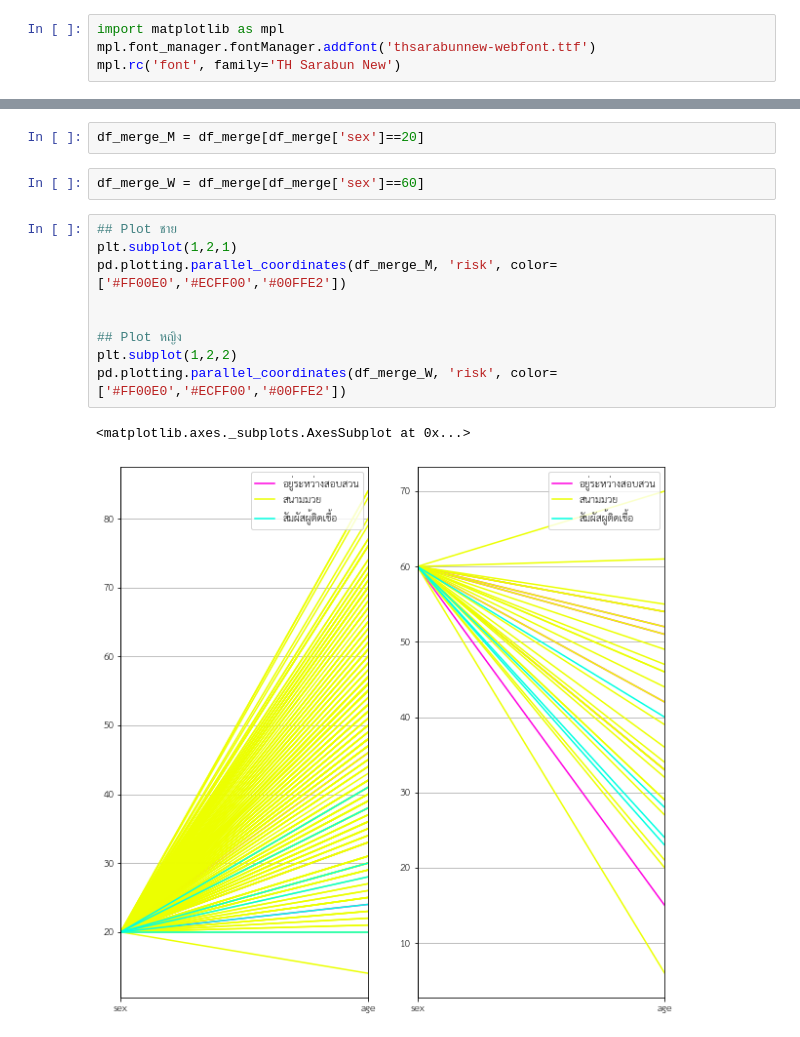
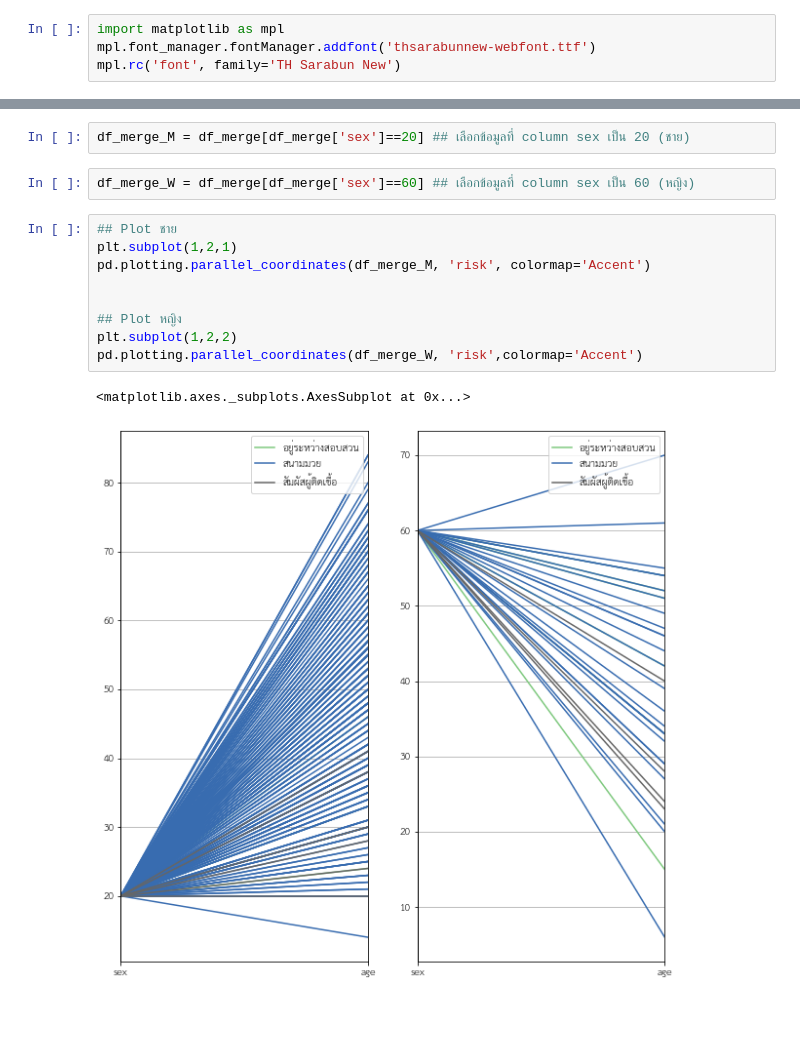
Before and after one commit to ThanikPimpiban/data_viz_2022, a Jupyter notebook: DataViz01_Table_Data.ipynb, the cells around one changed output, grey strips where cells are left out. Cells and saved outputs as stored; diff of their text form.

```diff
--- a/DataViz01_Table_Data.ipynb
+++ b/DataViz01_Table_Data.ipynb
@@ -293,16 +293,16 @@ fig
 # %%
-df_merge_M = df_merge[df_merge['sex']==20]
+df_merge_M = df_merge[df_merge['sex']==20] ## เลือกข้อมูลที่ column sex เป็น 20 (ชาย)
 # %%
-df_merge_W = df_merge[df_merge['sex']==60]
+df_merge_W = df_merge[df_merge['sex']==60] ## เลือกข้อมูลที่ column sex เป็น 60 (หญิง)
 # %%
 ## Plot ชาย
 plt.subplot(1,2,1)
-pd.plotting.parallel_coordinates(df_merge_M, 'risk', color=['#FF00E0','#ECFF00','#00FFE2'])
+pd.plotting.parallel_coordinates(df_merge_M, 'risk', colormap='Accent')
 
 
 ## Plot หญิง
 plt.subplot(1,2,2)
-pd.plotting.parallel_coordinates(df_merge_W, 'risk', color=['#FF00E0','#ECFF00','#00FFE2'])
+pd.plotting.parallel_coordinates(df_merge_W, 'risk',colormap='Accent')
 # %% [output]
 <matplotlib.axes._subplots.AxesSubplot at 0x...>
-[figure, old version]
+[figure, new version]
```
Also changed, not shown: parts of 9 cells of this notebook.
